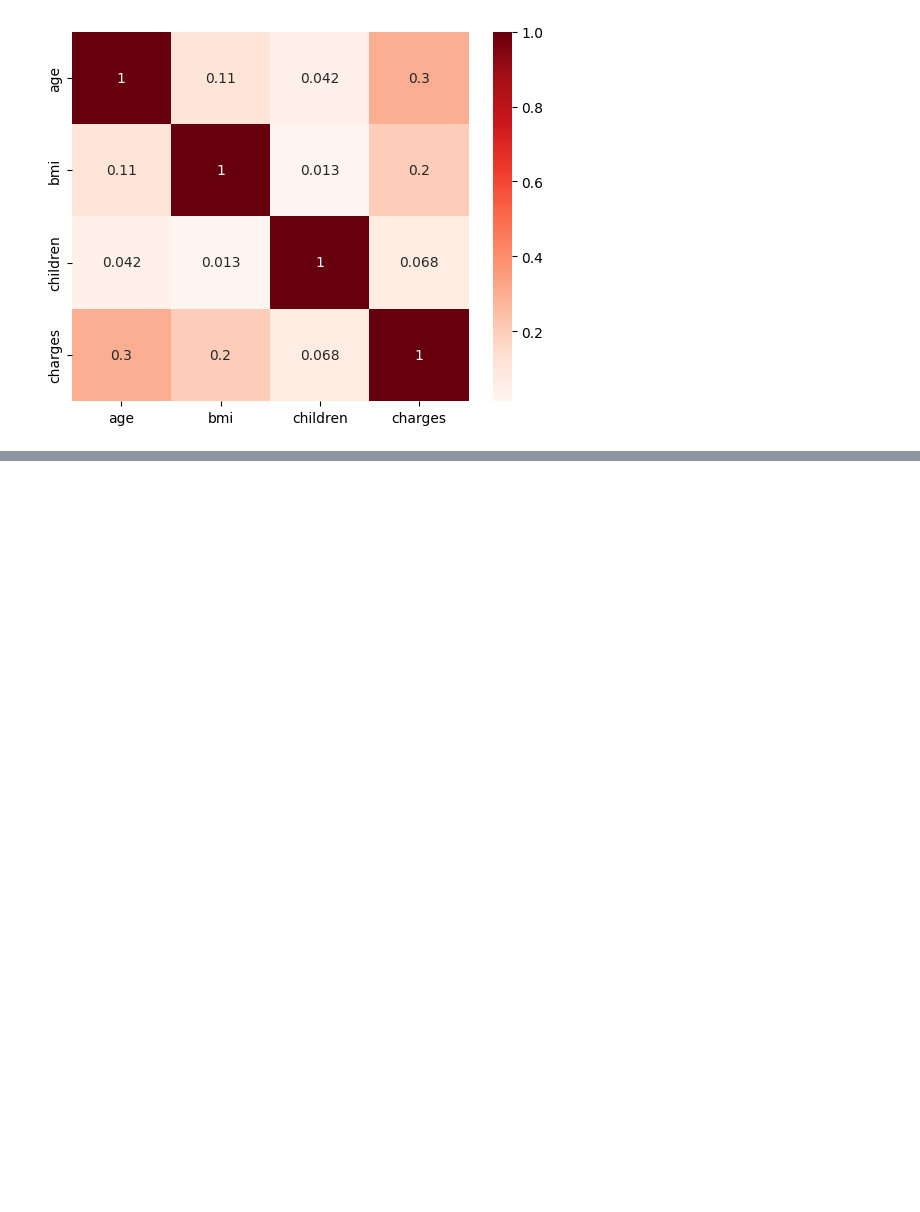
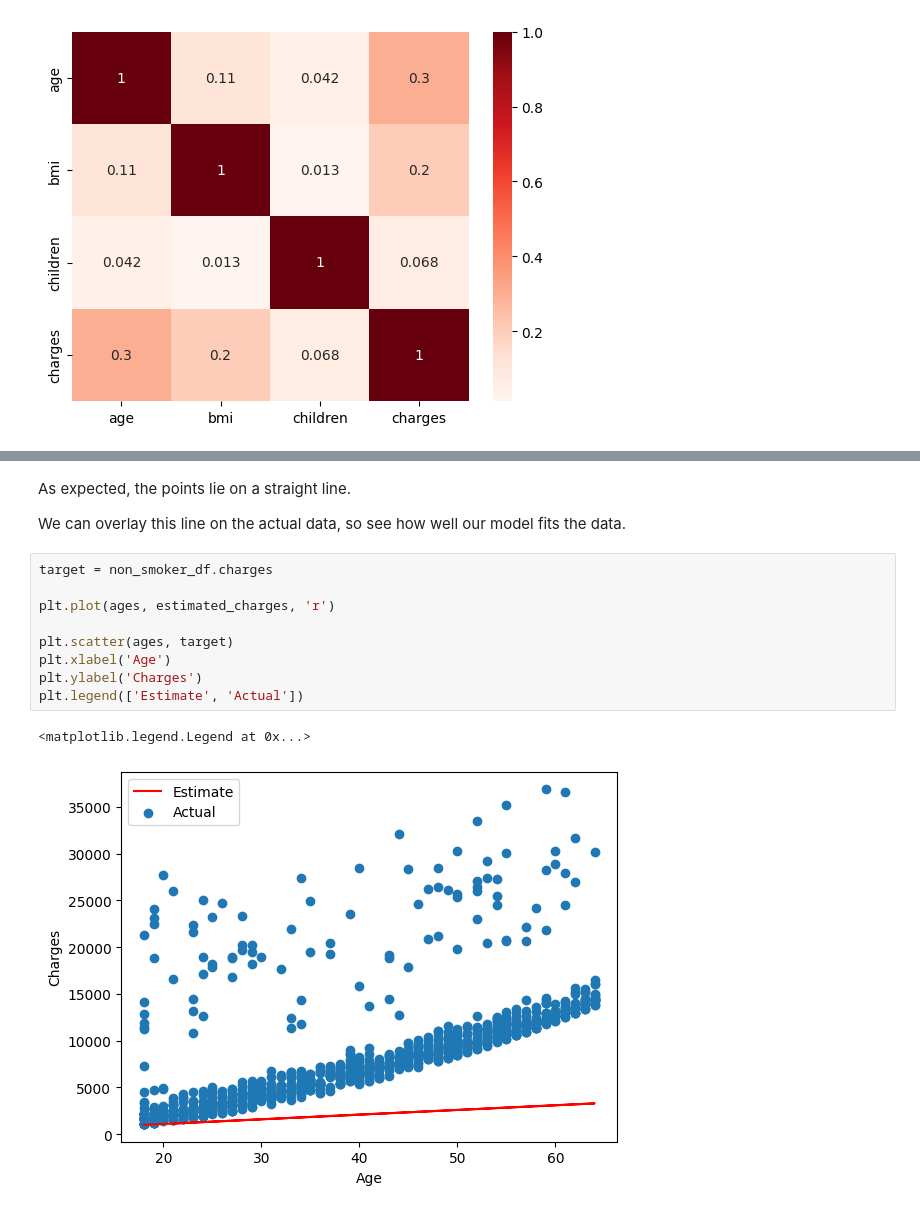
Before and after one commit to eram-f/linear_regression, a Jupyter notebook: Med.ipynb, the cells around one changed output, grey strips where cells are left out. Saved outputs shown, nothing was run; the diff lists cells and outputs as text; blank space fills up the shorter version.

```diff
--- a/Med.ipynb
+++ b/Med.ipynb
@@ -135,0 +213,16 @@ sns.heatmap(medical_df.corr(), cmap='Reds', annot=True)
+# %% [markdown]
+As expected, the points lie on a straight line.
+
+We can overlay this line on the actual data, so see how well our model fits the data.
+# %%
+target = non_smoker_df.charges
+
+plt.plot(ages, estimated_charges, 'r')
+
+plt.scatter(ages, target)
+plt.xlabel('Age')
+plt.ylabel('Charges')
+plt.legend(['Estimate', 'Actual'])
+# %% [output]
+<matplotlib.legend.Legend at 0x...>
+[figure, added]
```
Also changed, not shown: parts of 28 cells of this notebook.
